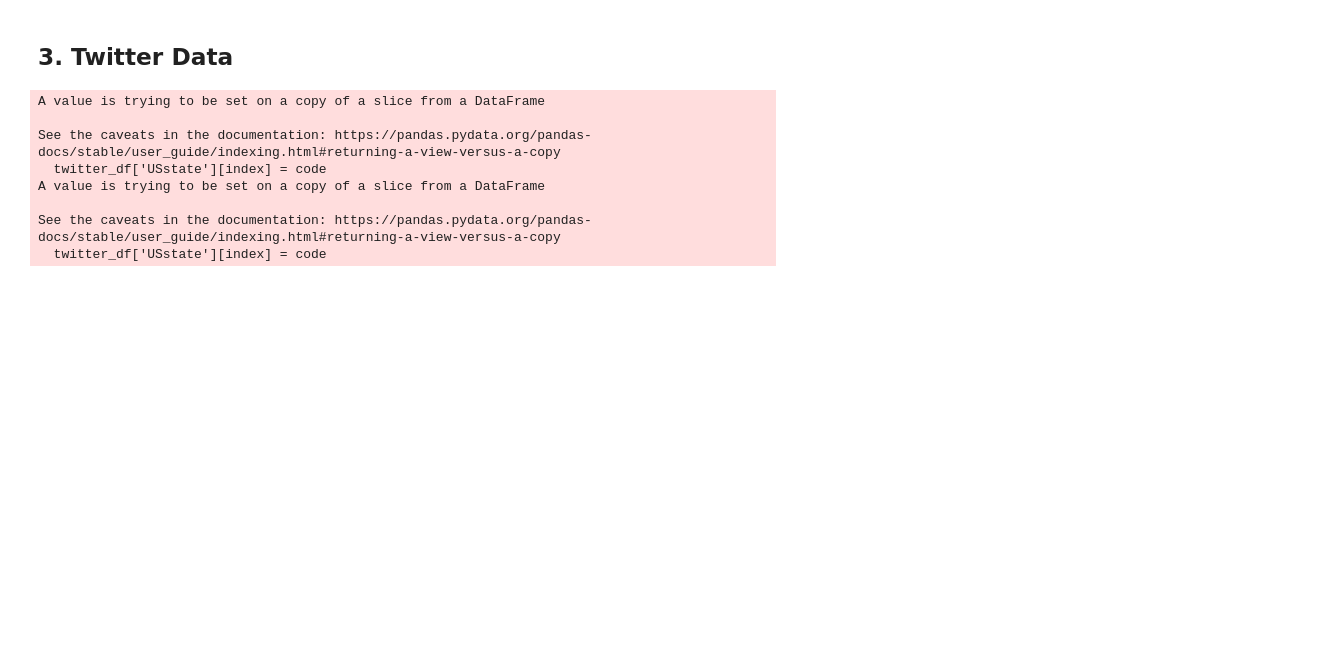
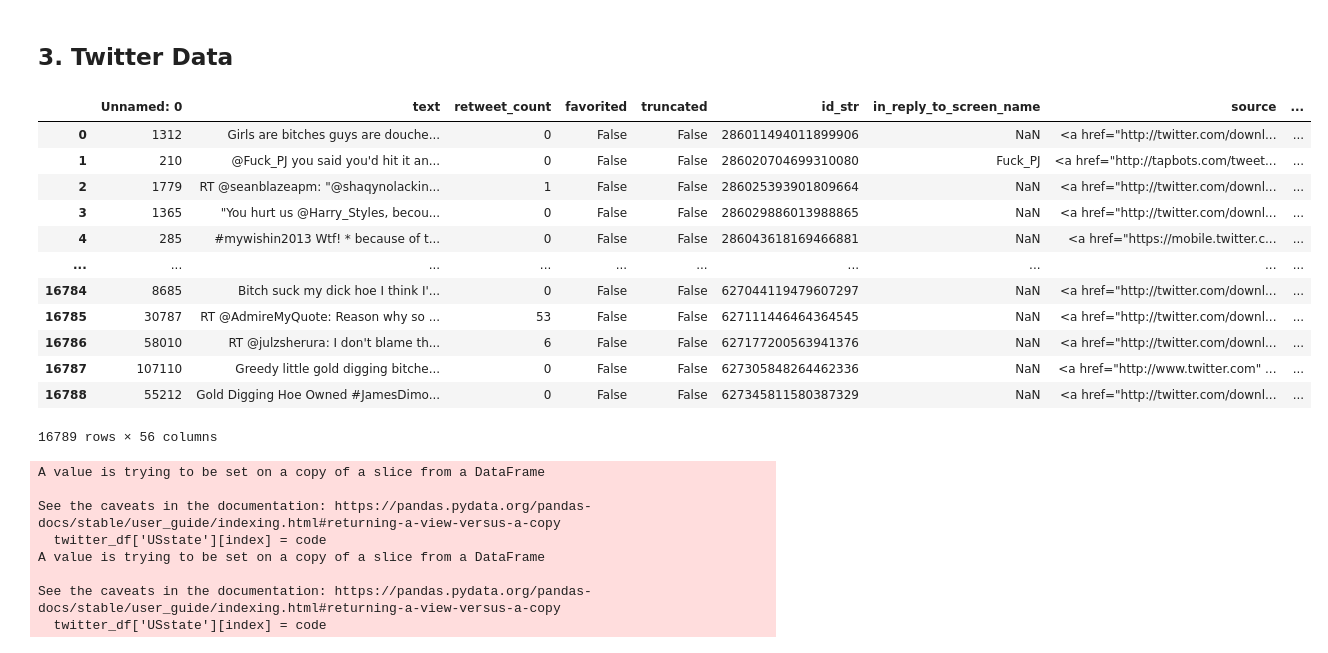
Before and after one commit to cenxi-si/DS-industry-project-group35, a Jupyter notebook: Data Prepossessing.ipynb, the cells around one changed output. Drawn from its saved outputs; the diff is of its cells as text; code cells hidden in the pictures; blank space fills up the shorter version.

```diff
--- a/Data Prepossessing.ipynb
+++ b/Data Prepossessing.ipynb
@@ -194,6 +194,23 @@ alcohol_df
 255 rows × 1 columns
 # %% [markdown]
 ## 3. Twitter Data
+# %%
+twitter_df = pd.read_csv('./data/twitter_example.csv', encoding = "ISO-8859-1")
+twitter_df
+# %% [output]
+|  | Unnamed: 0 | text | retweet_count | favorited | truncated | id_str | in_reply_to_screen_name | source | ... |
+| 0 | 1312 | Girls are bitches guys are douche... | 0 | False | False | 286011494011899906 | NaN | <a href="http://twitter.com/downl... | ... |
+| 1 | 210 | @Fuck_PJ you said you'd hit it an... | 0 | False | False | 286020704699310080 | Fuck_PJ | <a href="http://tapbots.com/tweet... | ... |
+| 2 | 1779 | RT @seanblazeapm: "@shaqynolackin... | 1 | False | False | 286025393901809664 | NaN | <a href="http://twitter.com/downl... | ... |
+| 3 | 1365 | "You hurt us @Harry_Styles, becou... | 0 | False | False | 286029886013988865 | NaN | <a href="http://twitter.com/downl... | ... |
+| 4 | 285 | #mywishin2013 Wtf! * because of t... | 0 | False | False | 286043618169466881 | NaN | <a href="https://mobile.twitter.c... | ... |
+| ... | ... | ... | ... | ... | ... | ... | ... | ... | ... |
+| 16784 | 8685 | Bitch suck my dick hoe I think I'... | 0 | False | False | 627044119479607297 | NaN | <a href="http://twitter.com/downl... | ... |
+| 16785 | 30787 | RT @AdmireMyQuote: Reason why so ... | 53 | False | False | 627111446464364545 | NaN | <a href="http://twitter.com/downl... | ... |
+| 16786 | 58010 | RT @julzsherura: I don't blame th... | 6 | False | False | 627177200563941376 | NaN | <a href="http://twitter.com/downl... | ... |
+| 16787 | 107110 | Greedy little gold digging bitche... | 0 | False | False | 627305848264462336 | NaN | <a href="http://www.twitter.com" ... | ... |
+| 16788 | 55212 | Gold Digging Hoe Owned #JamesDimo... | 0 | False | False | 627345811580387329 | NaN | <a href="http://twitter.com/downl... | ... |
+16789 rows × 56 columns
 # %%
 twitter_df = pd.read_csv('./data/twitter_example.csv', encoding = "ISO-8859-1")
 # only select useful columns
```
